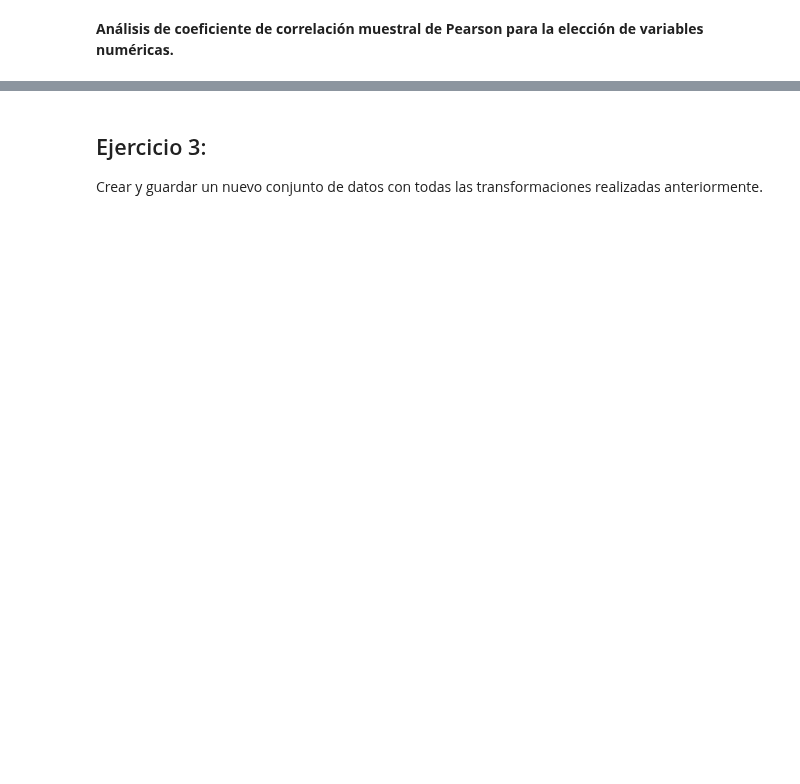
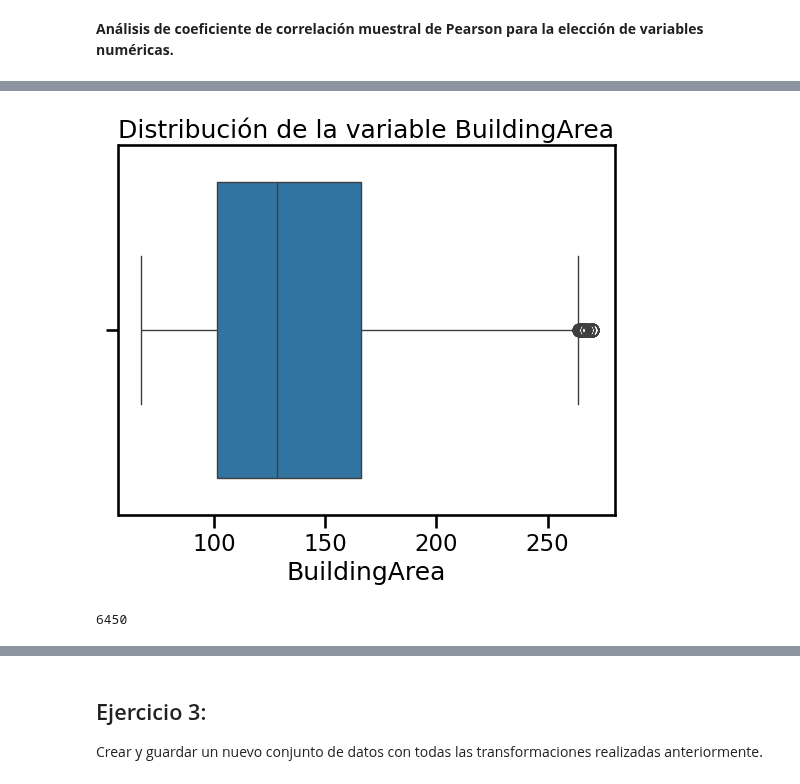
Before and after one commit to josezerda/DiploDatos2024, a Jupyter notebook: 02_ExploracionCuracion/Entregable_parte_1_2024.ipynb, the cells around one changed output, grey strips where cells are left out. Drawn from its saved outputs; the diff is of its cells as text; code cells hidden in the pictures; blank space fills up the shorter version.

```diff
--- a/02_ExploracionCuracion/Entregable_parte_1_2024.ipynb
+++ b/02_ExploracionCuracion/Entregable_parte_1_2024.ipynb
@@ -659,0 +766,16 @@ ValueError: could not convert string to float: 'Abbotsford'
+# %%
+max_limit = melb_df['BuildingArea'].quantile(.93)
+min_limit= melb_df['BuildingArea'].quantile(.1)
+data = melb_df[~((melb_df['BuildingArea'] > max_limit) | (melb_df['BuildingArea'] < min_limit))]['BuildingArea']
+seaborn.boxplot(x=data)
+plt.title('Distribución de la variable BuildingArea')
+plt.show()
+# %% [output]
+[figure, added]
+# %%
+#Filtro para la variable BuildingArea
+
+mask_b=~((melb_df['BuildingArea'] > max_limit) | (melb_df['BuildingArea'] < min_limit))
+melb_df[mask_b].BuildingArea.isna().sum()
+# %% [output]
+6450
```
Also changed, not shown: parts of 78 cells of this notebook, 1 other file.
